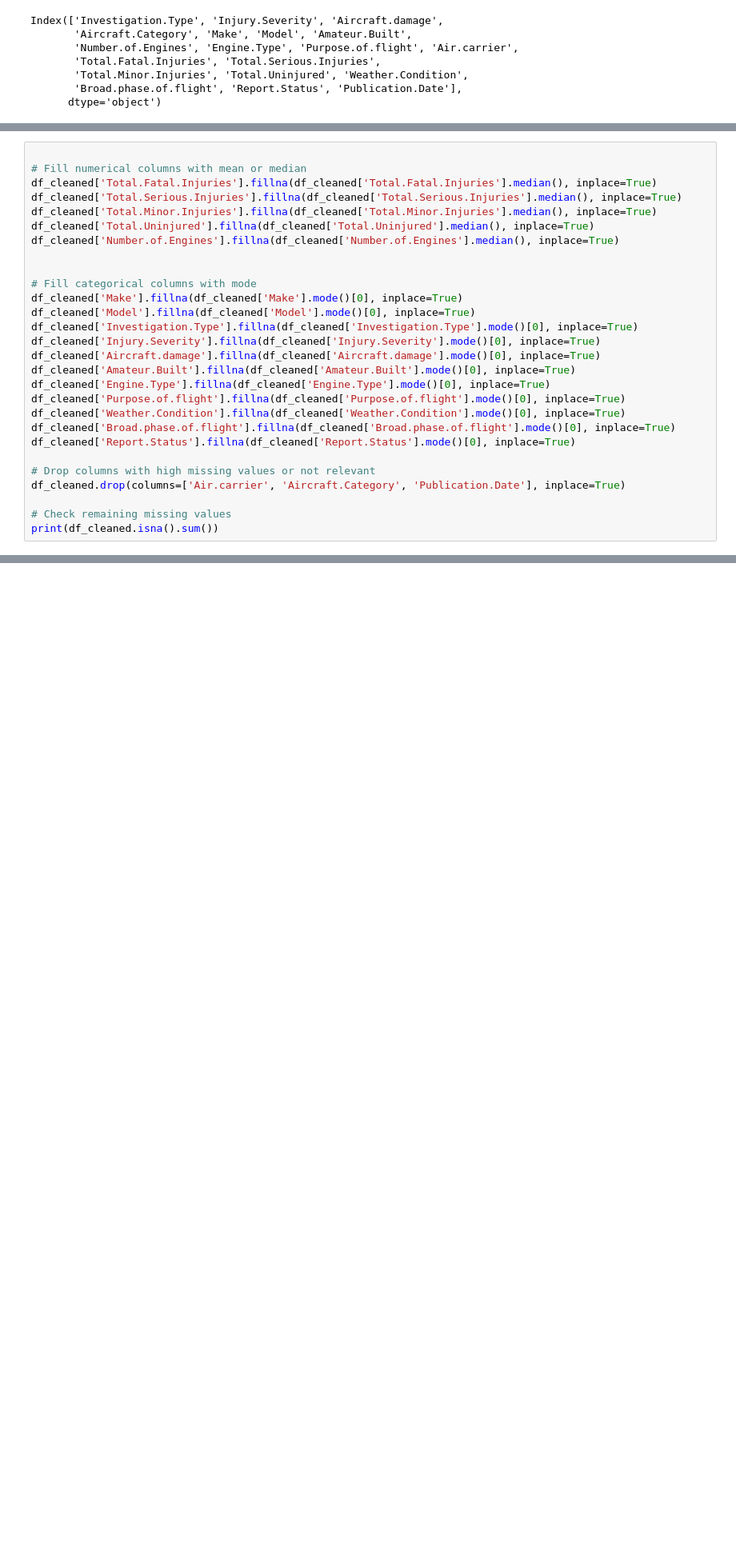
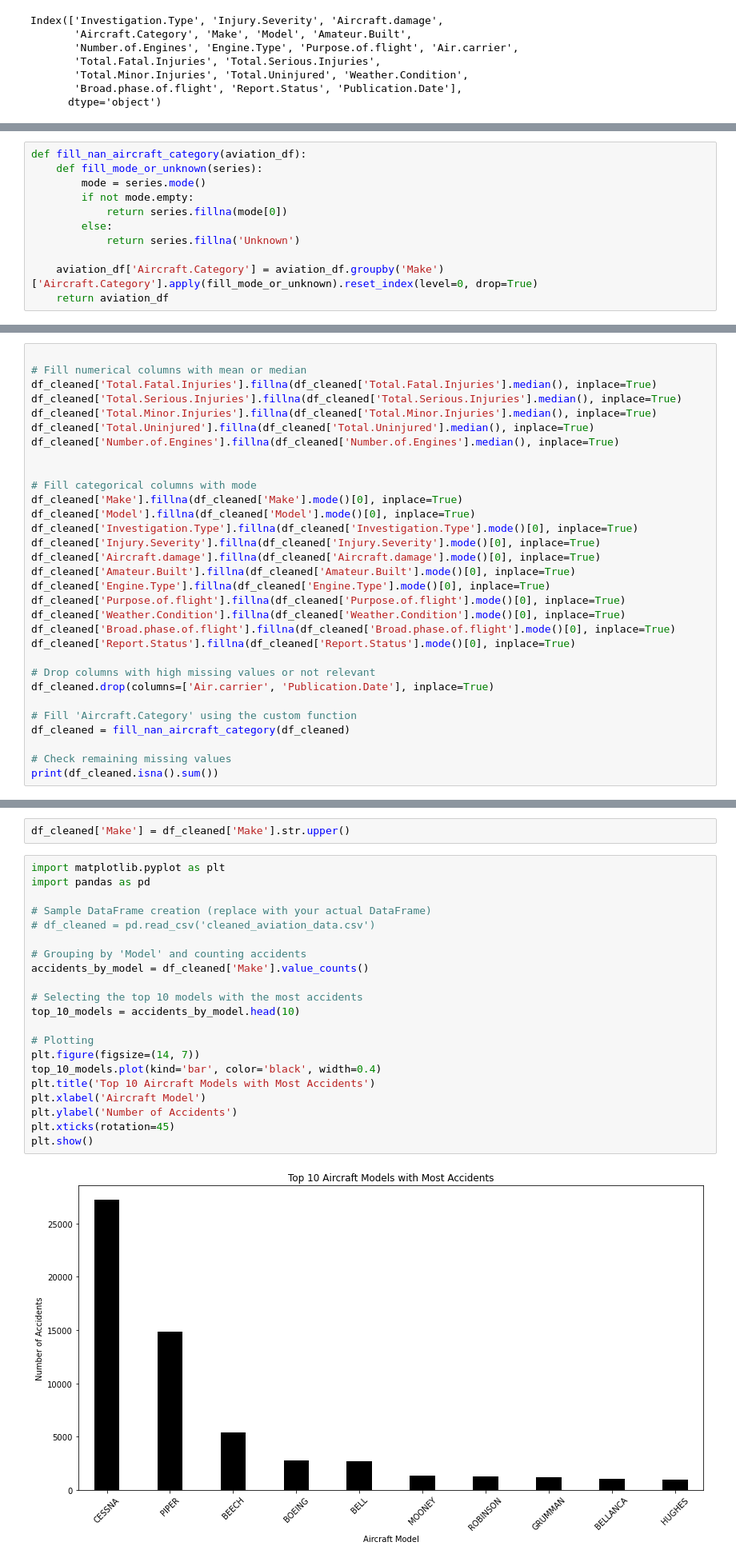
Before and after one commit to Austin-Murunga/phase-one-project, a Jupyter notebook: index.ipynb, the cells around one changed output, grey strips where cells are left out. Shown at 80% size. Cells and saved outputs as stored; diff of their text form; blank space fills up the shorter version.

```diff
--- a/index.ipynb
+++ b/index.ipynb
@@ -147,6 +196,17 @@ df_cleaned.head()
 | 2 | Accident | Fatal(3) | Destroyed | NaN | Cessna | 172M | ... |
 | 3 | Accident | Fatal(2) | Destroyed | NaN | Rockwell | 112 | ... |
 | 4 | Accident | Fatal(1) | Destroyed | NaN | Cessna | 501 | ... |
+# %%
+def fill_nan_aircraft_category(aviation_df):
+    def fill_mode_or_unknown(series):
+        mode = series.mode()
+        if not mode.empty:
+            return series.fillna(mode[0])
+        else:
+            return series.fillna('Unknown')
+
+    aviation_df['Aircraft.Category'] = aviation_df.groupby('Make')['Aircraft.Category'].apply(fill_mode_or_unknown).reset_index(level=0, drop=True)
+    return aviation_df
 # %%
 #check for null values
 df_cleaned.isna().sum()
@@ -195,7 +255,10 @@ df_cleaned['Broad.phase.of.flight'].fillna(df_cleaned['Broad.phase.of.flight'].m
 df_cleaned['Report.Status'].fillna(df_cleaned['Report.Status'].mode()[0], inplace=True)
 
 # Drop columns with high missing values or not relevant
-df_cleaned.drop(columns=['Air.carrier', 'Aircraft.Category', 'Publication.Date'], inplace=True)
+df_cleaned.drop(columns=['Air.carrier', 'Publication.Date'], inplace=True)
+
+# Fill 'Aircraft.Category' using the custom function
+df_cleaned = fill_nan_aircraft_category(df_cleaned)
 
 # Check remaining missing values
 print(df_cleaned.isna().sum())
@@ -219,0 +291,25 @@ dtype: int64
+# %%
+df_cleaned['Make'] = df_cleaned['Make'].str.upper()
+# %%
+import matplotlib.pyplot as plt
+import pandas as pd
+
+# Sample DataFrame creation (replace with your actual DataFrame)
+# df_cleaned = pd.read_csv('cleaned_aviation_data.csv')
+
+# Grouping by 'Model' and counting accidents
+accidents_by_model = df_cleaned['Make'].value_counts()
+
+# Selecting the top 10 models with the most accidents
+top_10_models = accidents_by_model.head(10)
+
+# Plotting
+plt.figure(figsize=(14, 7))
+top_10_models.plot(kind='bar', color='black', width=0.4)
+plt.title('Top 10 Aircraft Models with Most Accidents')
+plt.xlabel('Aircraft Model')
+plt.ylabel('Number of Accidents')
+plt.xticks(rotation=45)
+plt.show()
+# %% [output]
+[figure, added]
```
Also changed, not shown: parts of 29 cells of this notebook, 1 other file.
